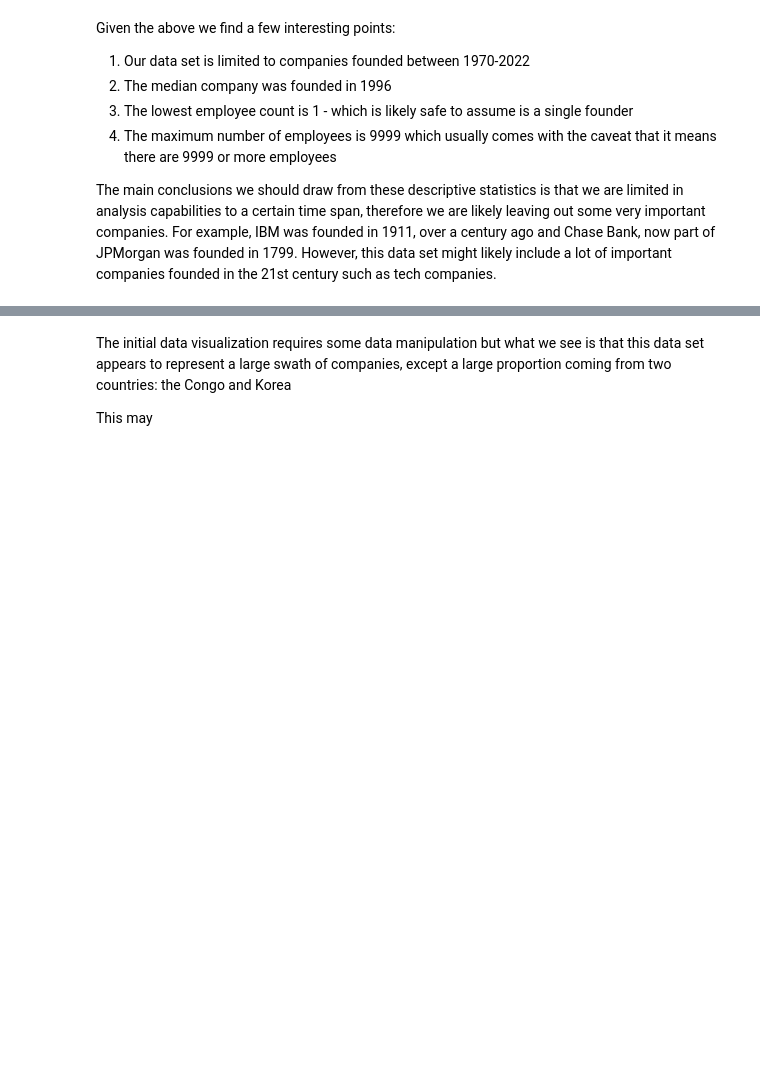
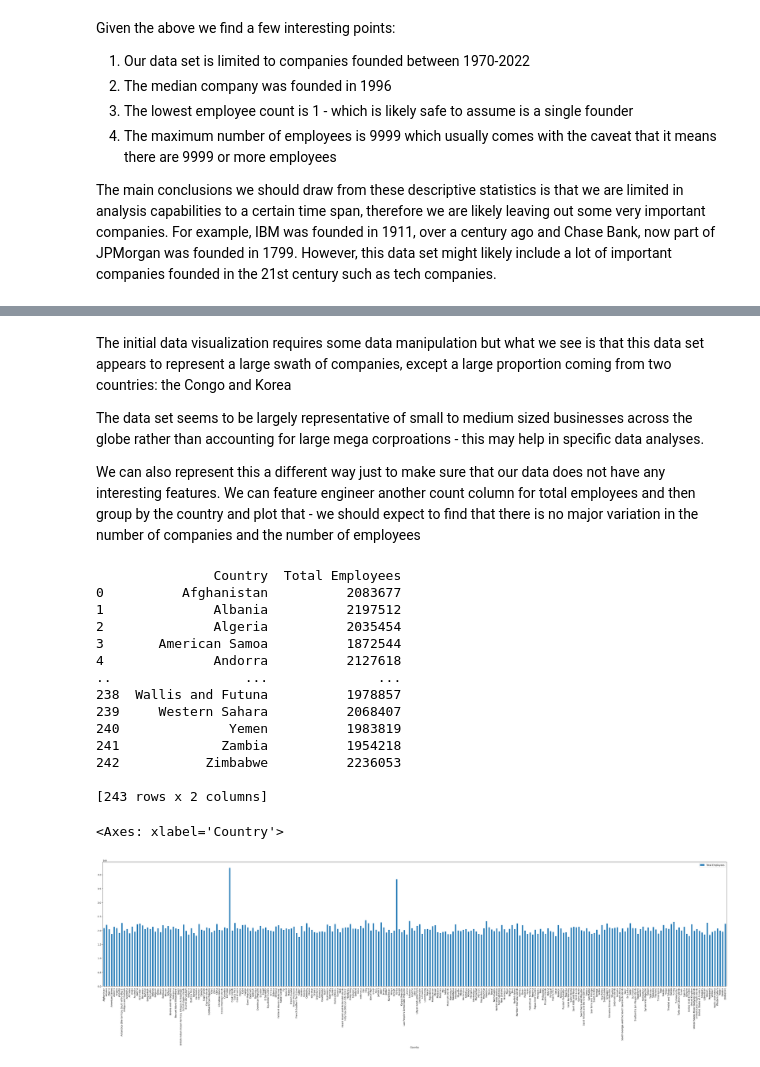
Before and after one commit to JSellinger/datafun-06-eda, a Jupyter notebook: jacob_sellinger_eda.ipynb, the cells around one changed output, grey strips where cells are left out. Saved outputs shown, nothing was run; the diff lists cells and outputs as text; code cells hidden in the pictures; blank space fills up the shorter version.

```diff
--- a/jacob_sellinger_eda.ipynb
+++ b/jacob_sellinger_eda.ipynb
@@ -112,4 +127,32 @@ country_count.plot(x="Country", y="Count", kind='bar',figsize=(50,10))
 # %% [markdown]
 The initial data visualization requires some data manipulation but what we see is that this data set appears to represent a large swath of companies, except a large proportion coming from two countries: the Congo and Korea
 
-This may
+The data set seems to be largely representative of small to medium sized businesses across the globe rather than accounting for large mega corproations - this may help in specific data analyses.
+
+
+We can also represent this a different way just to make sure that our data does not have any interesting features. We can feature engineer another count column for total employees and then group by the country and plot that - we should expect to find that there is no major variation in the number of companies and the number of employees
+# %%
+# We want to group the employees and sum them by country for a pair plot
+country_employee_counts = df.groupby('Country')['Number of employees'].sum().reset_index()
+country_employee_counts.columns = ['Country', 'Total Employees'] #Rename Columns
+
+print(country_employee_counts)
+
+country_employee_counts.plot(x="Country", y="Total Employees", kind='bar',figsize=(50,10))
+# %% [output]
+               Country  Total Employees
+0          Afghanistan          2083677
+1              Albania          2197512
+2              Algeria          2035454
+3       American Samoa          1872544
+4              Andorra          2127618
+..                 ...              ...
+238  Wallis and Futuna          1978857
+239     Western Sahara          2068407
+240              Yemen          1983819
+241             Zambia          1954218
+242           Zimbabwe          2236053
+
+[243 rows x 2 columns]
+<Axes: xlabel='Country'>
+[figure, added]
```
Also changed, not shown: parts of 3 cells of this notebook.
